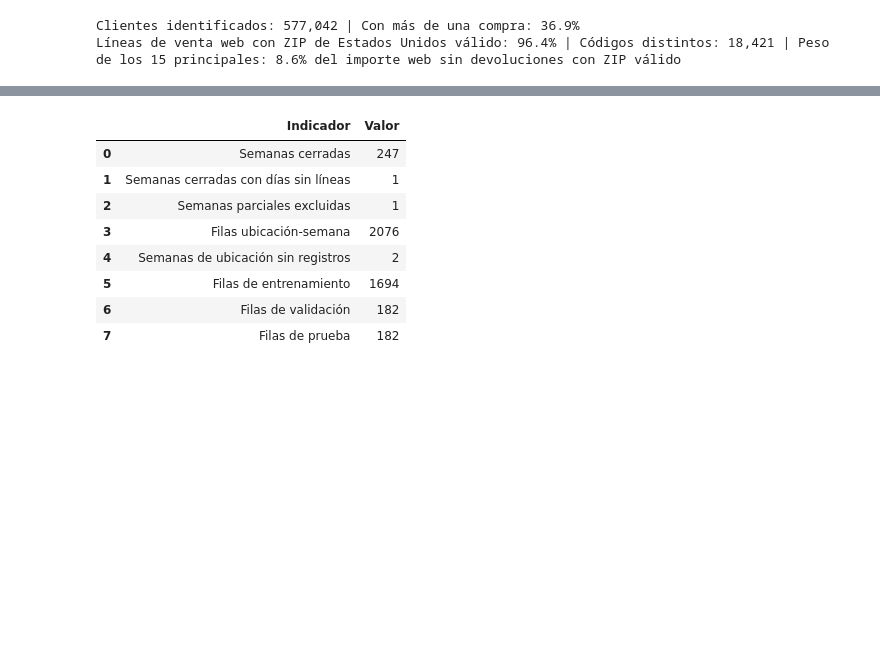
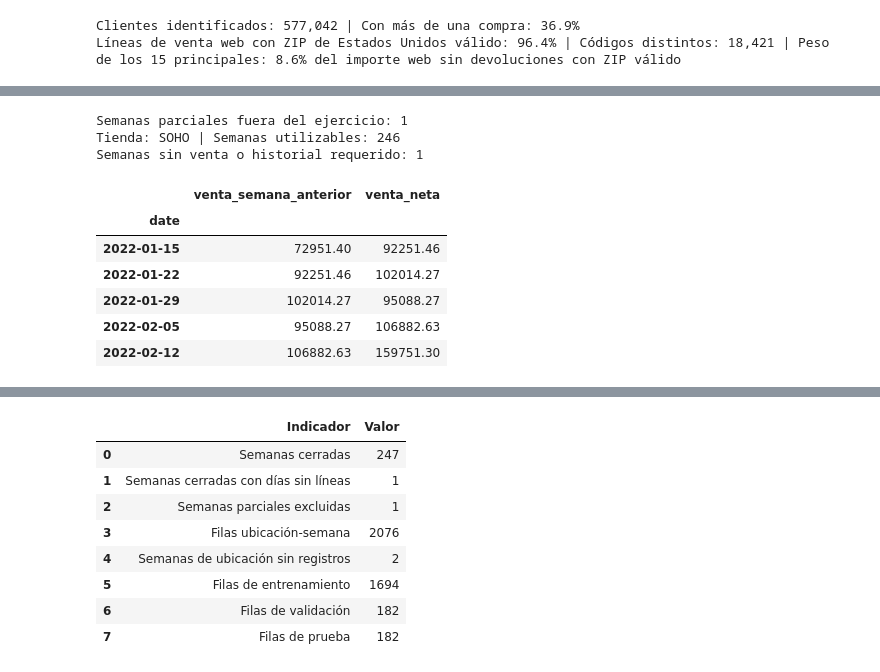
Before and after one commit to geramargonzalez/sales-revenue-datascience, a Jupyter notebook: sales-revenue-jewery.ipynb, the cells around one changed output, grey strips where cells are left out. Cells and saved outputs as stored; diff of their text form; code cells hidden in the pictures; blank space fills up the shorter version.

```diff
--- a/sales-revenue-jewery.ipynb
+++ b/sales-revenue-jewery.ipynb
@@ -2254,0 +2230,39 @@ La celda final vuelve a comprobar las 2,435,854 filas, las 37 columnas y las ven
+# %%
+# Cambiá estos valores para experimentar
+UBICACION_RL = 'SOHO'
+VARIABLES_RL = ['venta_semana_anterior']
+# Otra opción: ['venta_semana_anterior', 'venta_hace_2_semanas']
+
+assert UBICACION_RL in UBICACIONES_OPERATIVAS, 'Elegí una ubicación de UBICACIONES_OPERATIVAS'
+ventas_rl = df.loc[df['location_name'].eq(UBICACION_RL), ['date', 'net_sales']].copy()
+ventas_rl['date'] = pd.to_datetime(ventas_rl['date'])
+
+# Agrupar por semana: la fecha del índice es el sábado de cierre
+semanal_rl = (ventas_rl.set_index('date')['net_sales']
+              .resample('W-SAT').sum(min_count=1).to_frame('venta_neta'))
+semanas_cerradas_rl = (
+    (semanal_rl.index - pd.Timedelta(days=6) >= fecha.min()) &
+    (semanal_rl.index <= fecha.max())
+)
+print(f'Semanas parciales fuera del ejercicio: {(~semanas_cerradas_rl).sum()}')
+semanal_rl = semanal_rl.loc[semanas_cerradas_rl].copy()
+
+# Desplazar las ventas para usar únicamente semanas anteriores
+semanal_rl['venta_semana_anterior'] = semanal_rl['venta_neta'].shift(1)
+semanal_rl['venta_hace_2_semanas'] = semanal_rl['venta_neta'].shift(2)
+datos_rl = semanal_rl.dropna(subset=VARIABLES_RL + ['venta_neta']).copy()
+
+print(f'Tienda: {UBICACION_RL} | Semanas utilizables: {len(datos_rl)}')
+print(f'Semanas sin venta o historial requerido: {len(semanal_rl) - len(datos_rl)}')
+display(datos_rl[VARIABLES_RL + ['venta_neta']].head().round(2))
+# %% [output]
+Semanas parciales fuera del ejercicio: 1
+Tienda: SOHO | Semanas utilizables: 246
+Semanas sin venta o historial requerido: 1
+|  | venta_semana_anterior | venta_neta |
+| date |  |  |
+| 2022-01-15 | 72951.40 | 92251.46 |
+| 2022-01-22 | 92251.46 | 102014.27 |
+| 2022-01-29 | 102014.27 | 95088.27 |
+| 2022-02-05 | 95088.27 | 106882.63 |
+| 2022-02-12 | 106882.63 | 159751.30 |
```
Also changed, not shown: parts of 12 cells of this notebook, 1 other file.
